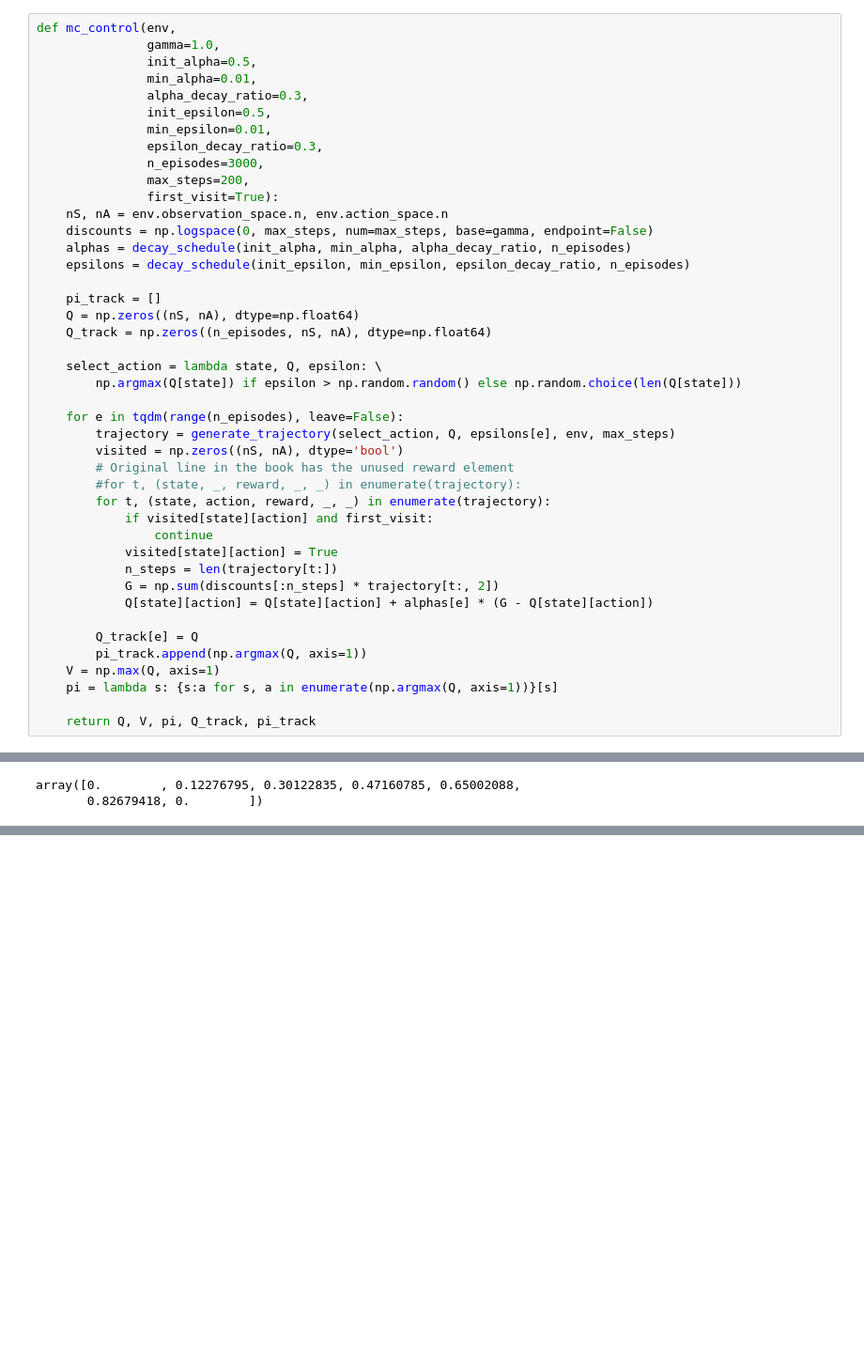
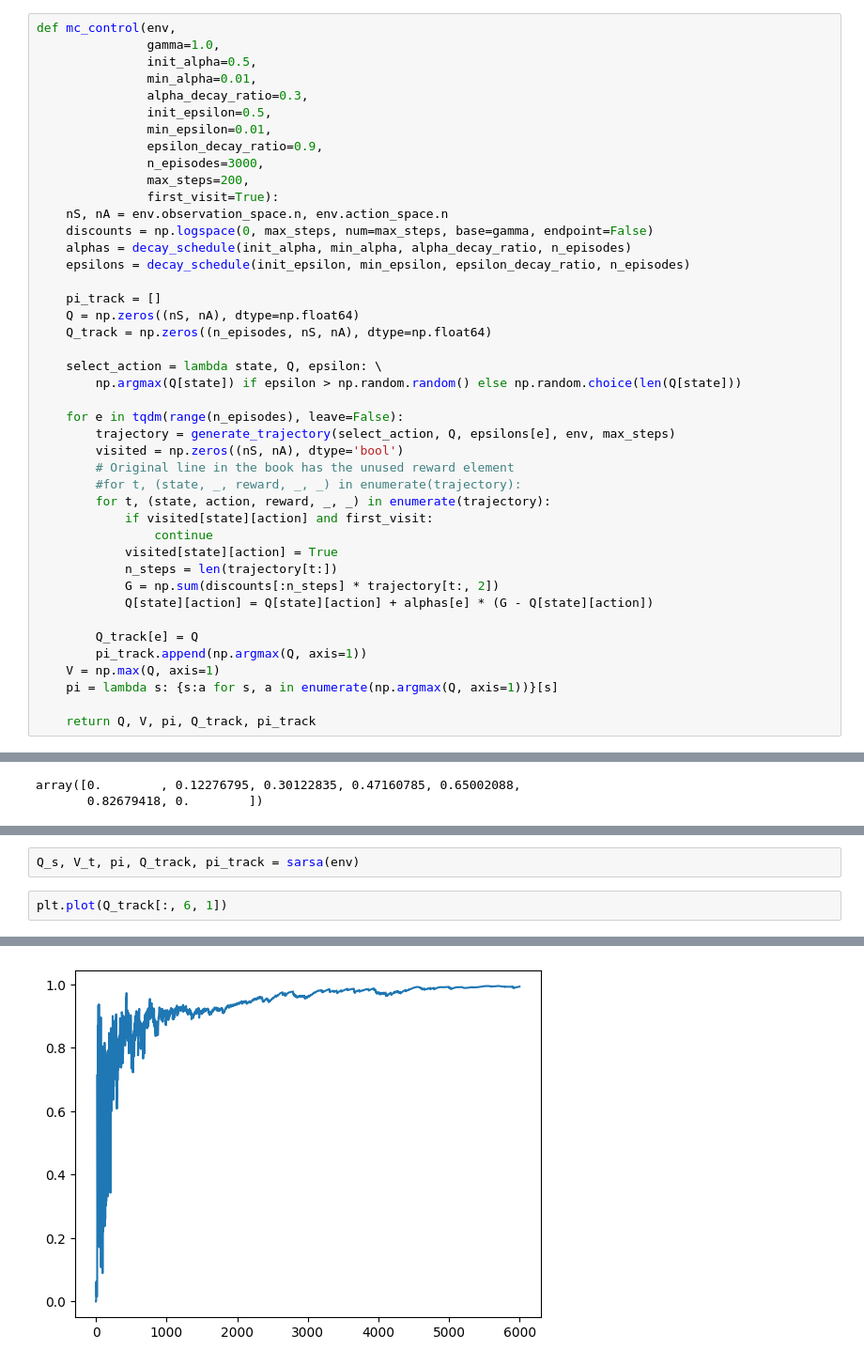
Before and after one commit to iconrnd/grokkrl, a Jupyter notebook: Ch6/RL Control problem.ipynb, the cells around one changed output, grey strips where cells are left out. Shown: that part at 94% size. Cells and saved outputs as stored; diff of their text form; blank space fills up the shorter version.

```diff
--- a/Ch6/RL Control problem.ipynb
+++ b/Ch6/RL Control problem.ipynb
@@ -169,7 +169,7 @@ def mc_control(env,
                alpha_decay_ratio=0.3,
                init_epsilon=0.5,
                min_epsilon=0.01,
-               epsilon_decay_ratio=0.3,
+               epsilon_decay_ratio=0.9,
                n_episodes=3000,
                max_steps=200,
                first_visit=True):
@@ -416,0 +305,5 @@ array([0.        , 0.12276795, 0.30122835, 0.47160785, 0.65002088,
+# %%
+Q_s, V_t, pi, Q_track, pi_track = sarsa(env)
+# %%
+plt.plot(Q_track[:, 6, 1])
+# %% [output]
@@ -416,0 +311 @@ array([0.        , 0.12276795, 0.30122835, 0.47160785, 0.65002088,
+[figure, added]
```
Also changed, not shown: parts of 27 cells of this notebook.
